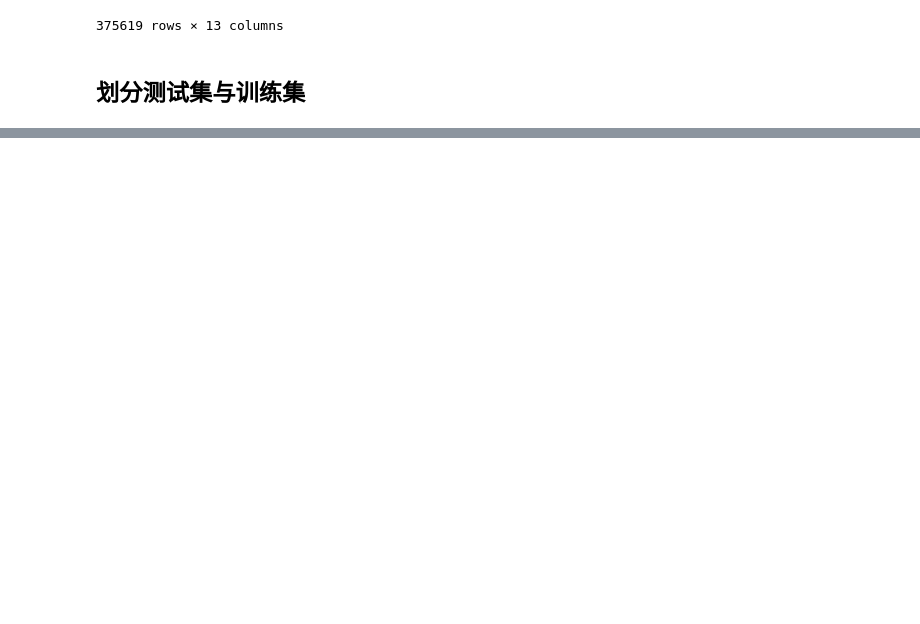
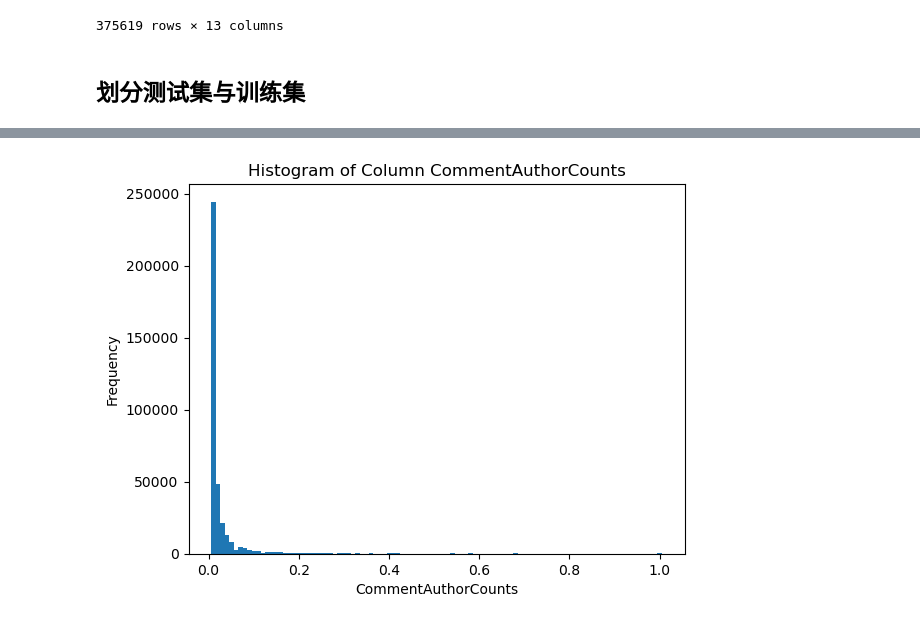
Before and after one commit to Blackteaxx/PythonDataAnalyze, a Jupyter notebook: PCA&Clustered/test.ipynb, the cells around one changed output, grey strips where cells are left out. Cells and saved outputs as stored; diff of their text form; code cells hidden in the pictures; blank space fills up the shorter version.

```diff
--- a/PCA&Clustered/test.ipynb
+++ b/PCA&Clustered/test.ipynb
@@ -440,0 +489,6 @@ finaldf.to_csv("trainDataSet.csv", index=False)
+# %%
+import pandas as pd
+import matplotlib.pyplot as plt
+
+df = pd.read_csv("你最好想清楚再做.csv")
+df.head()
@@ -440,0 +503,19 @@ finaldf.to_csv("trainDataSet.csv", index=False)
+# %%
+def histcol(df, colname):
+    plt.hist(df[colname], bins=100)
+    plt.title(f"Histogram of Column {colname}")
+    plt.xlabel(colname)
+    plt.ylabel("Frequency")
+    plt.show()
+
+def histlogcol(df, colname):
+    plt.hist(df[colname], bins=100)
+    plt.title(f"Histogram of Column {colname}")
+    plt.xscale("log")
+    plt.xlabel(colname)
+    plt.ylabel("Frequency")
+    plt.show()
+
+histcol(df, "CommentAuthorCounts")
+# %% [output]
+[figure, added]
```
Also changed, not shown: parts of 22 cells of this notebook, 28 other files.
